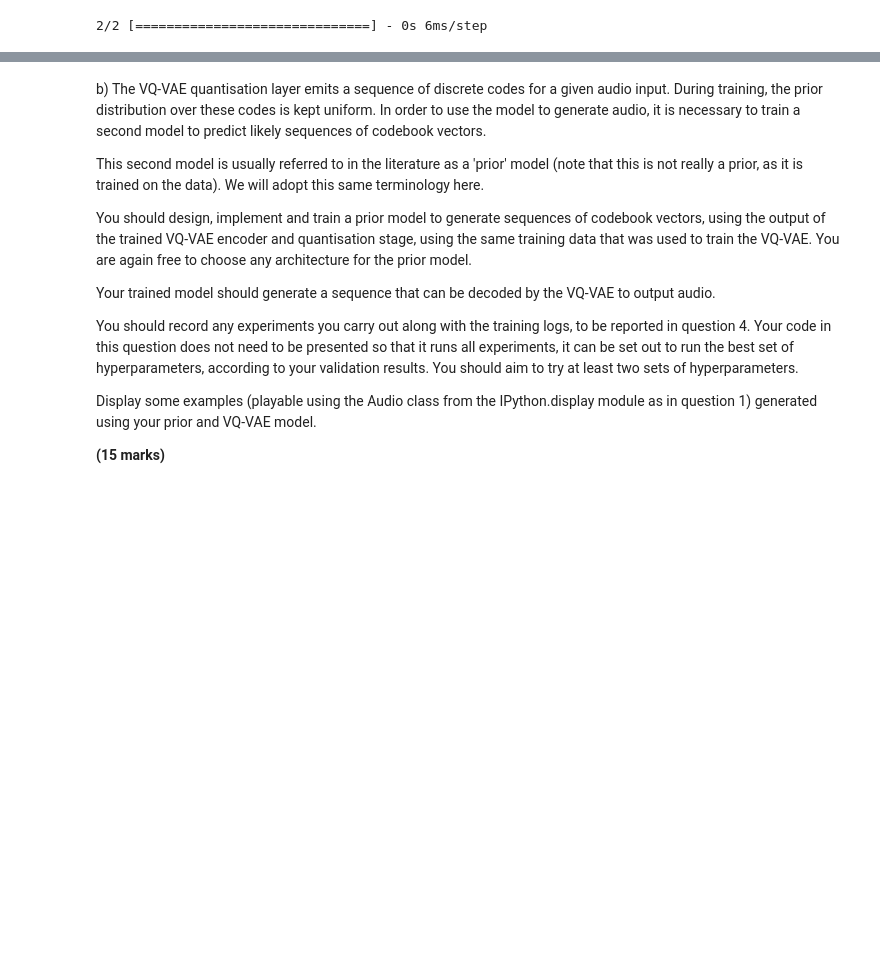
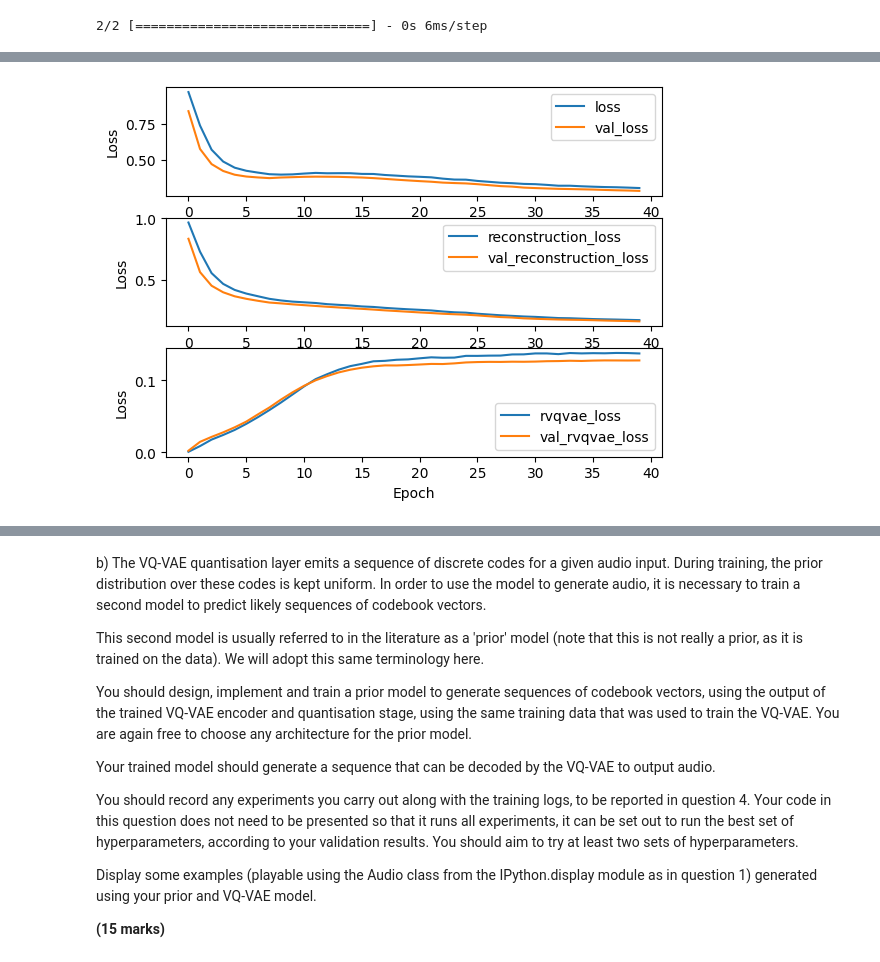
Before and after one commit to martinbatek/dl_final_project, a Jupyter notebook: Summative assessment 3.ipynb, the cells around one changed output, grey strips where cells are left out. Cells and saved outputs as stored; diff of their text form; code cells hidden in the pictures; blank space fills up the shorter version.

```diff
--- a/Summative assessment 3.ipynb
+++ b/Summative assessment 3.ipynb
@@ -1202,11 +1208,11 @@ def get_rvqvae2(input_shape=(28,28,1),latent_dim=16, num_embeddings=64,rvq_layer
 # %%
 # Wrap training loop in RVQVAETrainer
 class RVQVAETrainer2(Model):
-    def __init__(self, train_variance,shape=(28,28,1), latent_dim=32, num_embeddings=128, rvq_layers=3, **kwargs):
+    def __init__(self, train_variance,shape=(28,28,1), latent_dim=32, num_embeddings=128, rvq_layers=3,gamma=0.99, **kwargs):
         super().__init__(**kwargs)
         self.train_variance = train_variance
         self.encoder = get_encoder(latent_dim,shape)
-        self.rvq_layer = RVQVectorQuantizer2(num_embeddings, latent_dim, rvq_layers, name="residual_vector_quantizer")
+        self.rvq_layer = RVQVectorQuantizer2(num_embeddings, latent_dim, rvq_layers, name="residual_vector_quantizer",gamma=gamma)
         self.decoder = get_decoder(latent_dim,shape)
 
         self.total_loss_tracker = Mean(name="loss")
@@ -1591,0 +1619,26 @@ This made the reconstruction a lot worse. The probabilistic nature of the output
+# %%
+# Define callback for Backing up and restoring training state in case of interruption
+backup_restore_4 = tf.keras.callbacks.BackupAndRestore(path_backup_4)
+
+# Define callback for logging training results
+csv_logging_4 = tf.keras.callbacks.CSVLogger('training_logs/model_4.csv',append=True) #Setting append to true in case of interruptions
+
+# Define callback for saving the best model
+model_checkpoints_4 = tf.keras.callbacks.ModelCheckpoint(
+    filepath=path_checkpoints_4+"/epoch_{epoch}.weights.h5",
+    save_best_only=False,
+    save_weights_only=True
+)
+
+# Define adam optimizer
+optimizer = tf.keras.optimizers.Adam(learning_rate=3e-4)
+# %%
+# Compile and fit the model
+rvqvae_trainer4 = RVQVAETrainer2(train_var,shape=(124,124,2),latent_dim=16,num_embeddings=128,rvq_layers=5,gamma=0.999)
+rvqvae_trainer4.compile(optimizer=optimizer,loss='loss')
+model_4_hist = rvqvae_trainer4.fit(
+    train_ds,
+    validation_data = val_ds,
+    epochs=40,
+    callbacks=[backup_restore_4,csv_logging_4,model_checkpoints_4]
+)
@@ -1591,0 +1666,13 @@ This made the reconstruction a lot worse. The probabilistic nature of the output
+# %%
+# Visualise the training and validation losses
+fig, ax = plt.subplots(nrows=3,ncols=1)
+metrics = ['loss','reconstruction_loss','rvqvae_loss']
+for i in range(len(metrics)):
+    ax[i].plot(model_4_hist.history[metrics[i]],label = metrics[i])
+    ax[i].plot(model_4_hist.history["val_"+metrics[i]],label = "val_"+metrics[i])
+    ax[i].set_xlabel('Epoch')
+    ax[i].set_ylabel('Loss')
+    ax[i].legend()
+fig.show()
+# %% [output]
+[figure, added]
```
Also changed, not shown: parts of 33 cells of this notebook, 41 other files.
